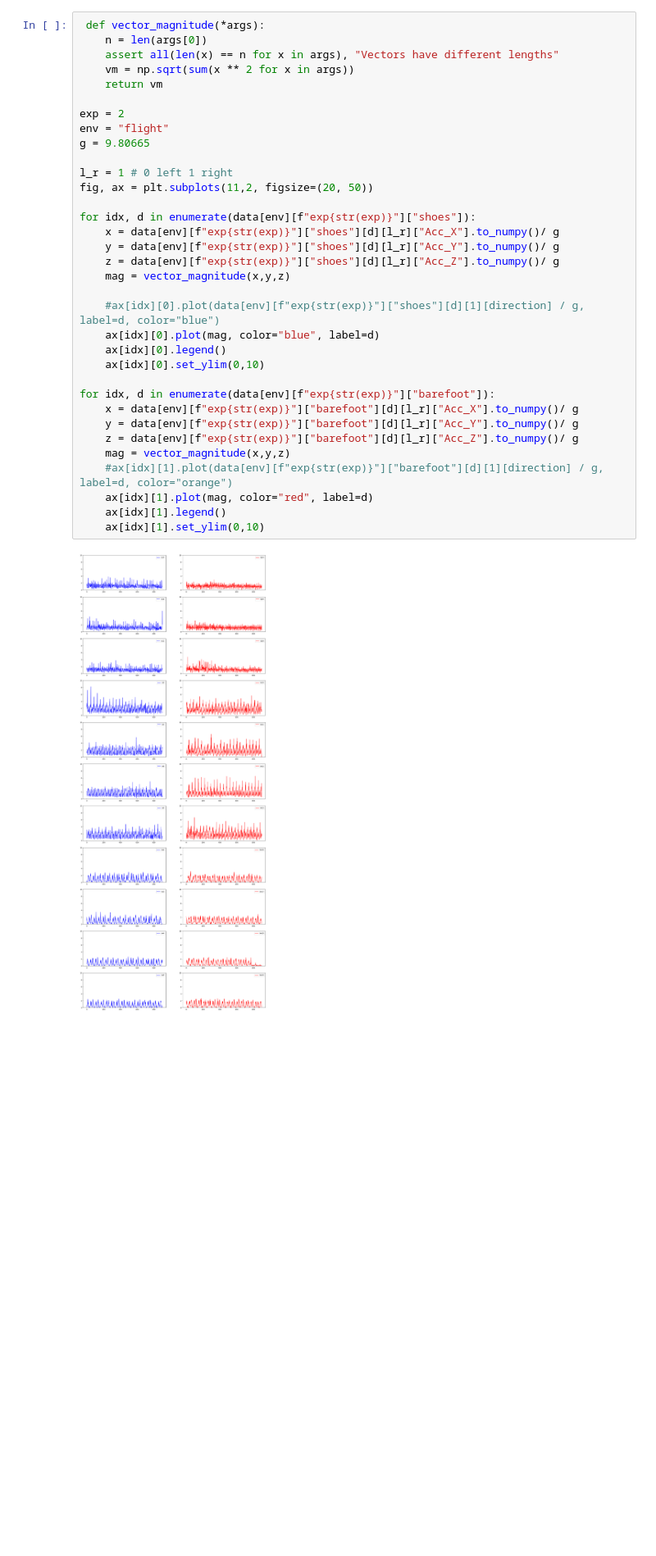
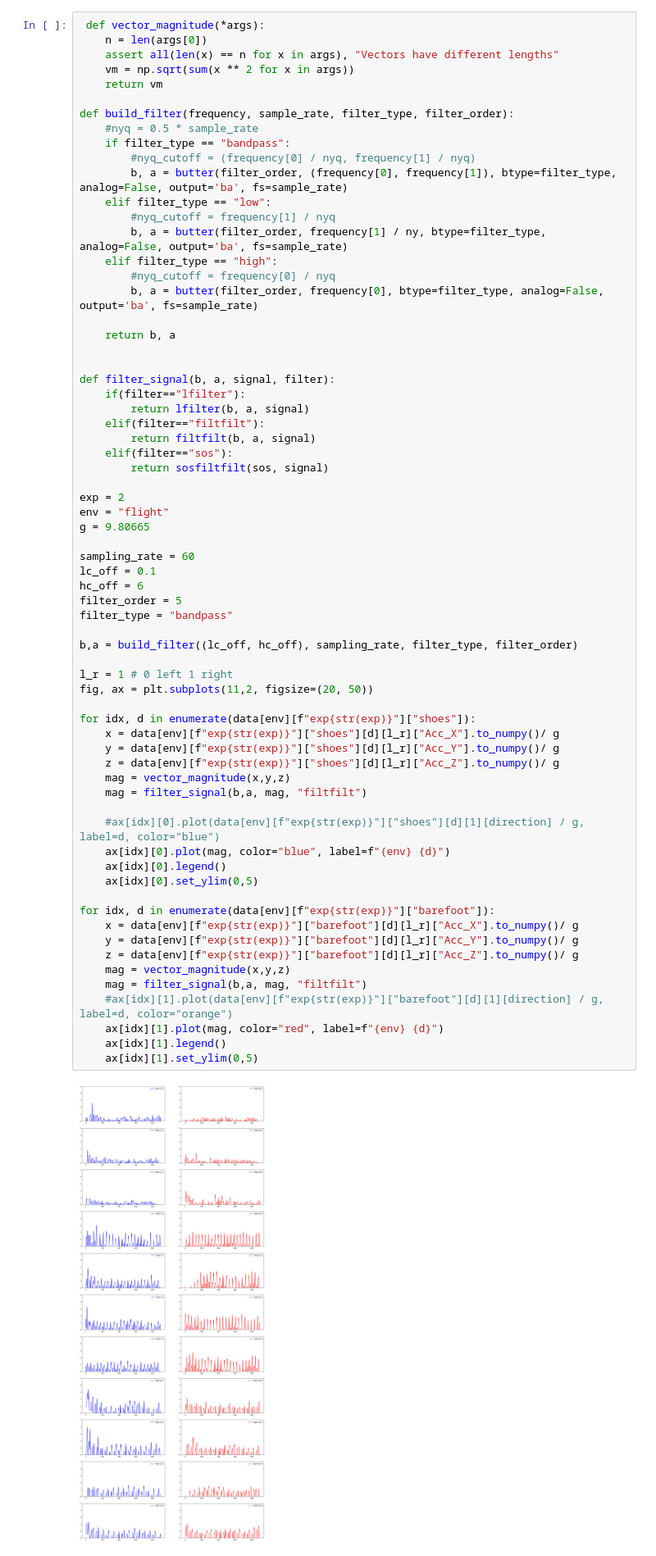
Before and after one commit to mcrooks83/ESA_85th_pbf_campaign_os, a Jupyter notebook: data_preparation/3. data validation.ipynb, the cells around one changed output. Shown at 82% size. Saved outputs shown, nothing was run; the diff lists cells and outputs as text; blank space fills up the shorter version.

```diff
--- a/data_preparation/3. data validation.ipynb
+++ b/data_preparation/3. data validation.ipynb
@@ -64,35 +65,68 @@ for env in env_dirs:
  def vector_magnitude(*args):
     n = len(args[0])
     assert all(len(x) == n for x in args), "Vectors have different lengths"
     vm = np.sqrt(sum(x ** 2 for x in args))
     return vm
 
+def build_filter(frequency, sample_rate, filter_type, filter_order):
+    #nyq = 0.5 * sample_rate
+    if filter_type == "bandpass":
+        #nyq_cutoff = (frequency[0] / nyq, frequency[1] / nyq)
+        b, a = butter(filter_order, (frequency[0], frequency[1]), btype=filter_type, analog=False, output='ba', fs=sample_rate)
+    elif filter_type == "low":
+        #nyq_cutoff = frequency[1] / nyq
+        b, a = butter(filter_order, frequency[1] / ny, btype=filter_type, analog=False, output='ba', fs=sample_rate)
+    elif filter_type == "high":
+        #nyq_cutoff = frequency[0] / nyq
+        b, a = butter(filter_order, frequency[0], btype=filter_type, analog=False, output='ba', fs=sample_rate)
+
+    return b, a
+
+
+def filter_signal(b, a, signal, filter):
+    if(filter=="lfilter"):
+        return lfilter(b, a, signal)
+    elif(filter=="filtfilt"):
+        return filtfilt(b, a, signal)
+    elif(filter=="sos"):
+        return sosfiltfilt(sos, signal)
+
 exp = 2
 env = "flight"
 g = 9.80665
+
+sampling_rate = 60
+lc_off = 0.1
+hc_off = 6
+filter_order = 5
+filter_type = "bandpass"
+
+b,a = build_filter((lc_off, hc_off), sampling_rate, filter_type, filter_order)
 
 l_r = 1 # 0 left 1 right
 fig, ax = plt.subplots(11,2, figsize=(20, 50))
 
 for idx, d in enumerate(data[env][f"exp{str(exp)}"]["shoes"]):
     x = data[env][f"exp{str(exp)}"]["shoes"][d][l_r]["Acc_X"].to_numpy()/ g
     y = data[env][f"exp{str(exp)}"]["shoes"][d][l_r]["Acc_Y"].to_numpy()/ g
     z = data[env][f"exp{str(exp)}"]["shoes"][d][l_r]["Acc_Z"].to_numpy()/ g
     mag = vector_magnitude(x,y,z)
+    mag = filter_signal(b,a, mag, "filtfilt")
 
     #ax[idx][0].plot(data[env][f"exp{str(exp)}"]["shoes"][d][1][direction] / g, label=d, color="blue")
-    ax[idx][0].plot(mag, color="blue", label=d)
+    ax[idx][0].plot(mag, color="blue", label=f"{env} {d}")
     ax[idx][0].legend()
-    ax[idx][0].set_ylim(0,10)
+    ax[idx][0].set_ylim(0,5)
 
 for idx, d in enumerate(data[env][f"exp{str(exp)}"]["barefoot"]):
     x = data[env][f"exp{str(exp)}"]["barefoot"][d][l_r]["Acc_X"].to_numpy()/ g
     y = data[env][f"exp{str(exp)}"]["barefoot"][d][l_r]["Acc_Y"].to_numpy()/ g
     z = data[env][f"exp{str(exp)}"]["barefoot"][d][l_r]["Acc_Z"].to_numpy()/ g
     mag = vector_magnitude(x,y,z)
+    mag = filter_signal(b,a, mag, "filtfilt")
     #ax[idx][1].plot(data[env][f"exp{str(exp)}"]["barefoot"][d][1][direction] / g, label=d, color="orange")
-    ax[idx][1].plot(mag, color="red", label=d)
+    ax[idx][1].plot(mag, color="red", label=f"{env} {d}")
     ax[idx][1].legend()
-    ax[idx][1].set_ylim(0,10)
+    ax[idx][1].set_ylim(0,5)
 # %% [output]
-[figure, old version]
+[figure, new version]
```
Also changed, not shown: parts of 1 cell of this notebook, 4 other files.
